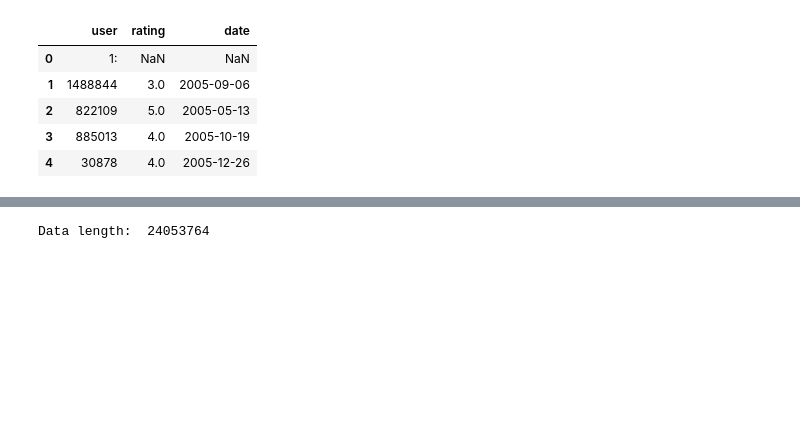
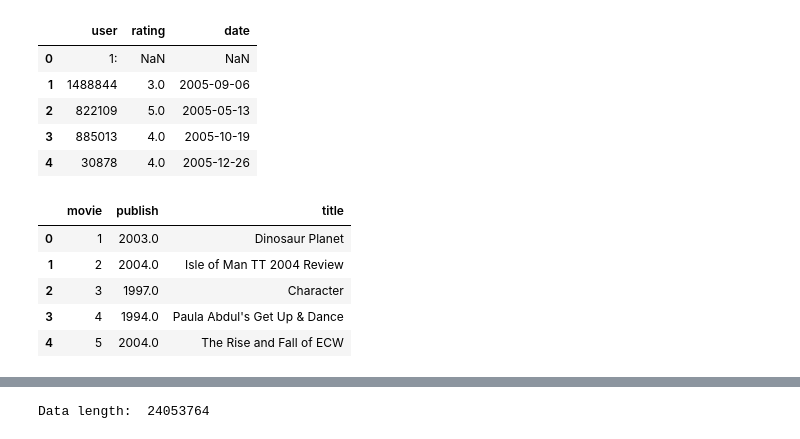
Before and after one commit to SnowWindSaveYou/UTS_ML2019_99151300, a Jupyter notebook: A2_Report.ipynb, the cells around one changed output, grey strips where cells are left out. Drawn from its saved outputs; the diff is of its cells as text; code cells hidden in the pictures; blank space fills up the shorter version.

```diff
--- a/A2_Report.ipynb
+++ b/A2_Report.ipynb
@@ -39,6 +45,15 @@ df.head(5)
 | 2 | 822109 | 5.0 | 2005-05-13 |
 | 3 | 885013 | 4.0 | 2005-10-19 |
 | 4 | 30878 | 4.0 | 2005-12-26 |
+# %%
+movie_title_df.head(5)
+# %% [output]
+|  | movie | publish | title |
+| 0 | 1 | 2003.0 | Dinosaur Planet |
+| 1 | 2 | 2004.0 | Isle of Man TT 2004 Review |
+| 2 | 3 | 1997.0 | Character |
+| 3 | 4 | 1994.0 | Paula Abdul's Get Up & Dance |
+| 4 | 5 | 2004.0 | The Rise and Fall of ECW |
 # %%
 # slice movie by empty rows
 sliced_df = A2_formater.slice_movie(df)
```
Also changed, not shown: parts of 14 cells of this notebook.
